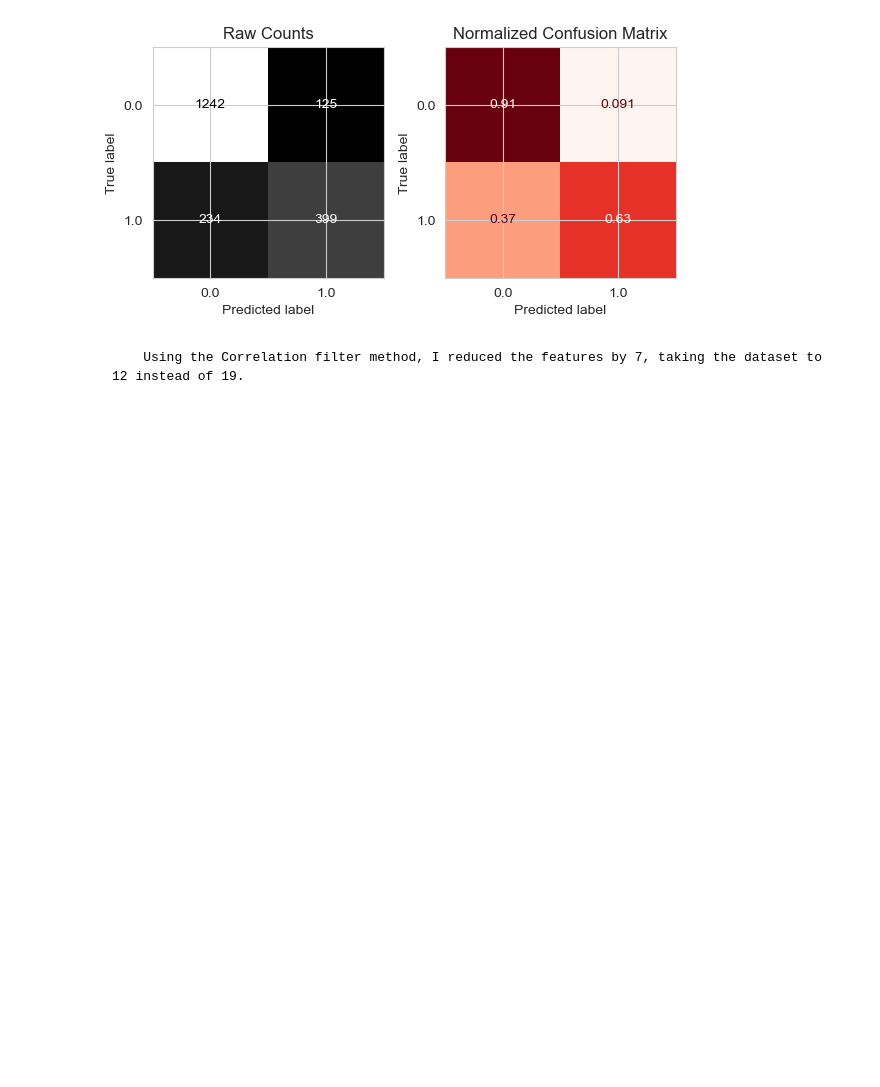
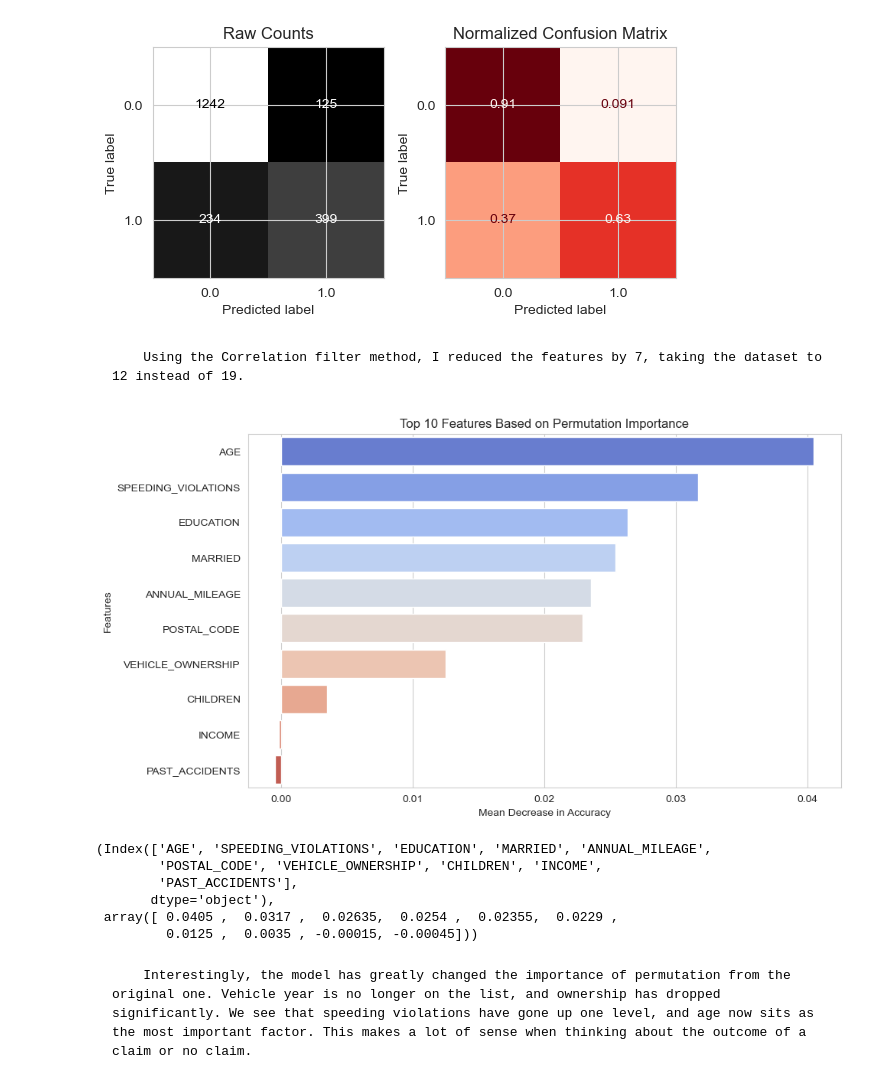
Before and after one commit to bubbles42/Car-Insurance-Analysis, a Jupyter notebook: Car Insurance Analysis.ipynb, the cells around one changed output. Saved outputs shown, nothing was run; the diff lists cells and outputs as text; code cells hidden in the pictures; blank space fills up the shorter version.

Commit message:
updated permutation importance based on filtered model

```diff
--- a/Car Insurance Analysis.ipynb
+++ b/Car Insurance Analysis.ipynb
@@ -502,3 +502,37 @@ weighted avg       0.82      0.82      0.82      2000
 [figure]
 # %% [markdown]
         Using the Correlation filter method, I reduced the features by 7, taking the dataset to 12 instead of 19.
+# %%
+# Calculate permutation importance on the test set
+result = permutation_importance(rf_clf, X_test_no_corr, y_test, n_repeats=10, random_state=42, n_jobs=-1)
+
+# Extract feature importances
+importances = result.importances_mean
+
+# Sort the feature importances in descending order
+indices = np.argsort(importances)[::-1]
+
+# Select the top 10 features
+top_10_indices = indices[:10]
+top_10_features = X.columns[top_10_indices]
+top_10_importances = importances[top_10_indices]
+
+# Plotting the top 10 features
+plt.figure(figsize=(10, 6))
+sns.barplot(x=top_10_importances, y=top_10_features, palette='coolwarm')
+plt.title('Top 10 Features Based on Permutation Importance')
+plt.xlabel('Mean Decrease in Accuracy')
+plt.ylabel('Features')
+plt.show()
+
+top_10_features, top_10_importances
+# %% [output]
+[figure, added]
+(Index(['AGE', 'SPEEDING_VIOLATIONS', 'EDUCATION', 'MARRIED', 'ANNUAL_MILEAGE',
+        'POSTAL_CODE', 'VEHICLE_OWNERSHIP', 'CHILDREN', 'INCOME',
+        'PAST_ACCIDENTS'],
+       dtype='object'),
+ array([ 0.0405 ,  0.0317 ,  0.02635,  0.0254 ,  0.02355,  0.0229 ,
+         0.0125 ,  0.0035 , -0.00015, -0.00045]))
+# %% [markdown]
+        Interestingly, the model has greatly changed the importance of permutation from the original one. Vehicle year is no longer on the list, and ownership has dropped significantly. We see that speeding violations have gone up one level, and age now sits as the most important factor. This makes a lot of sense when thinking about the outcome of a claim or no claim.
```
